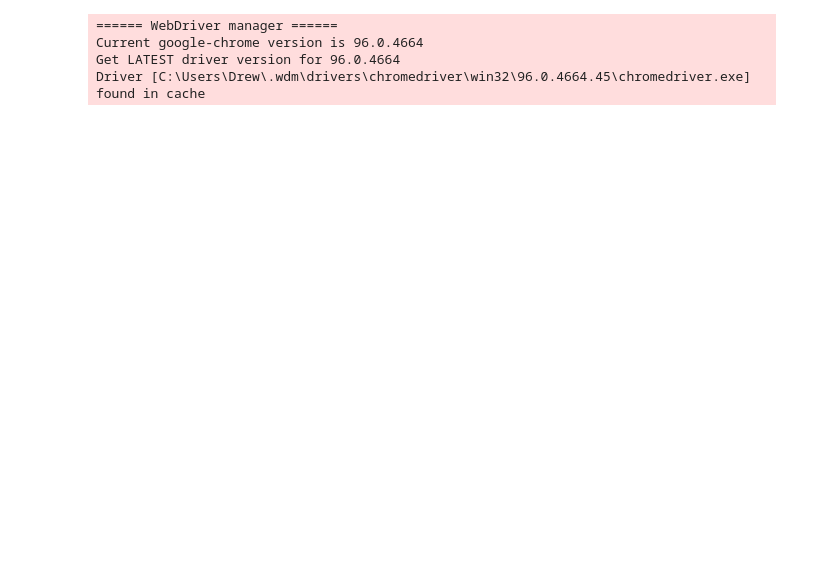
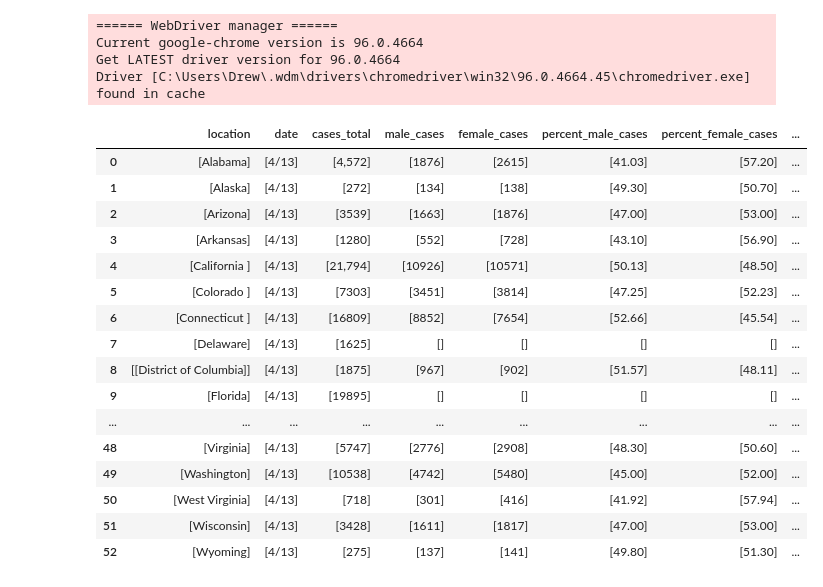
Before and after one commit to deklund76/COVID-Factor-Analysis-Framework, a Jupyter notebook: Webscraping/gender_scraper.ipynb, the cells around one changed output. Saved outputs shown, nothing was run; the diff lists cells and outputs as text; code cells hidden in the pictures; blank space fills up the shorter version.

Commit message:
Successfuly scrape table

```diff
--- a/Webscraping/gender_scraper.ipynb
+++ b/Webscraping/gender_scraper.ipynb
@@ -31,0 +32,44 @@ columns = ['location','date','cases_total','male_cases',
+# %%
+# Scrape site and return a dataframe with the displayed week's data
+def scrape_weekly_data():
+
+    # Scrap into soup
+    html = browser.html
+    soup = bs(html, "html.parser")
+
+    displayed_table = soup.find('div', style='position: relative;')
+
+    # Initialize week's dataframe
+    week_df = pd.DataFrame(columns=columns)
+
+    # Traverse rows 5-57 containing data cells
+    for row_index in range(5,58):
+        row = displayed_table.find('div', text=row_index).parent.parent
+
+        # Get data from relevant cells
+        cells = row.find_all('td')[0:16]
+
+        # Add row to end of dataframe
+        week_df.loc[len(week_df)] = cells
+
+    return week_df
+# %%
+scrape_weekly_data()
+# %% [output]
+|  | location | date | cases_total | male_cases | female_cases | percent_male_cases | percent_female_cases | ... |
+| 0 | [Alabama] | [4/13] | [4,572] | [1876] | [2615] | [41.03] | [57.20] | ... |
+| 1 | [Alaska] | [4/13] | [272] | [134] | [138] | [49.30] | [50.70] | ... |
+| 2 | [Arizona] | [4/13] | [3539] | [1663] | [1876] | [47.00] | [53.00] | ... |
+| 3 | [Arkansas] | [4/13] | [1280] | [552] | [728] | [43.10] | [56.90] | ... |
+| 4 | [California ] | [4/13] | [21,794] | [10926] | [10571] | [50.13] | [48.50] | ... |
+| 5 | [Colorado ] | [4/13] | [7303] | [3451] | [3814] | [47.25] | [52.23] | ... |
+| 6 | [Connecticut ] | [4/13] | [16809] | [8852] | [7654] | [52.66] | [45.54] | ... |
+| 7 | [Delaware] | [4/13] | [1625] | [] | [] | [] | [] | ... |
+| 8 | [[District of Columbia]] | [4/13] | [1875] | [967] | [902] | [51.57] | [48.11] | ... |
+| 9 | [Florida] | [4/13] | [19895] | [] | [] | [] | [] | ... |
+| ... | ... | ... | ... | ... | ... | ... | ... | ... |
+| 48 | [Virginia] | [4/13] | [5747] | [2776] | [2908] | [48.30] | [50.60] | ... |
+| 49 | [Washington] | [4/13] | [10538] | [4742] | [5480] | [45.00] | [52.00] | ... |
+| 50 | [West Virginia] | [4/13] | [718] | [301] | [416] | [41.92] | [57.94] | ... |
+| 51 | [Wisconsin] | [4/13] | [3428] | [1611] | [1817] | [47.00] | [53.00] | ... |
+| 52 | [Wyoming] | [4/13] | [275] | [137] | [141] | [49.80] | [51.30] | ... |
```
Also changed, not shown: parts of 2 cells of this notebook.
